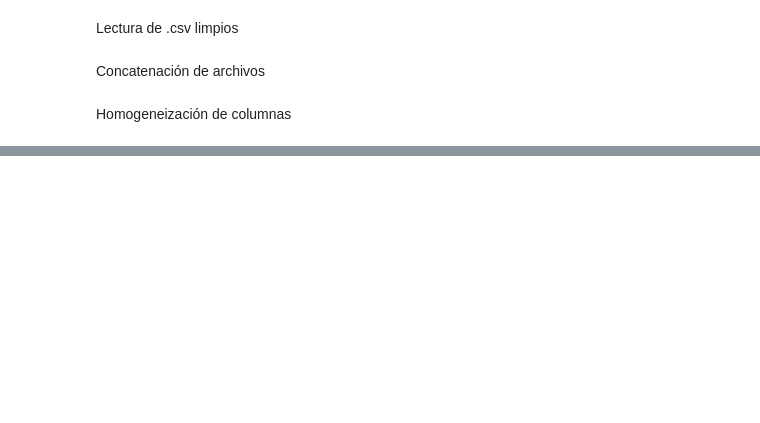
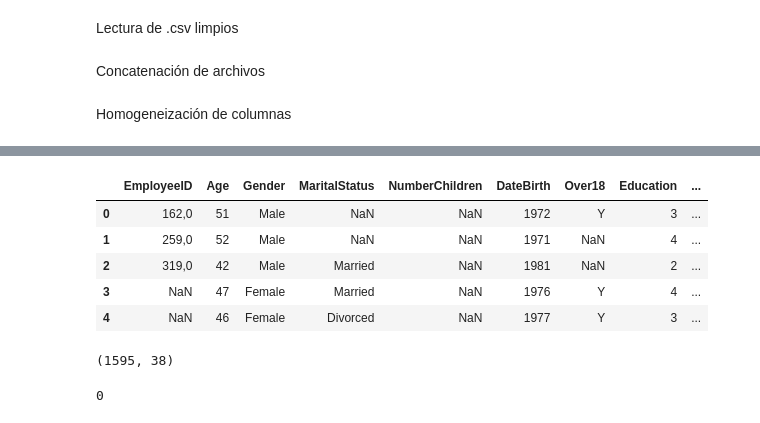
Before and after one commit to raquelmartinrodriguez/proyecto-da-promo-G-modulo-3-team-1, a Jupyter notebook: notebooks/02-transformation/nonull_and_duplicates.ipynb, the cells around one changed output, grey strips where cells are left out. Saved outputs shown, nothing was run; the diff lists cells and outputs as text; code cells hidden in the pictures; blank space fills up the shorter version.

```diff
--- a/notebooks/02-transformation/nonull_and_duplicates.ipynb
+++ b/notebooks/02-transformation/nonull_and_duplicates.ipynb
@@ -36,0 +117,13 @@ df_limpio.rename(columns = nuevas_columnas, inplace = True)
+# %%
+df_limpio.head()
+# %% [output]
+|  | EmployeeID | Age | Gender | MaritalStatus | NumberChildren | DateBirth | Over18 | Education | ... |
+| 0 | 162,0 | 51 | Male | NaN | NaN | 1972 | Y | 3 | ... |
+| 1 | 259,0 | 52 | Male | NaN | NaN | 1971 | NaN | 4 | ... |
+| 2 | 319,0 | 42 | Male | Married | NaN | 1981 | NaN | 2 | ... |
+| 3 | NaN | 47 | Female | Married | NaN | 1976 | Y | 4 | ... |
+| 4 | NaN | 46 | Female | Divorced | NaN | 1977 | Y | 3 | ... |
+# %%
+df_limpio.shape
+# %% [output]
+(1595, 38)
@@ -36,0 +132,4 @@ df_limpio.rename(columns = nuevas_columnas, inplace = True)
+# %%
+df_limpio.duplicated().sum()
+# %% [output]
+0
```
Also changed, not shown: parts of 25 cells of this notebook, 1 other file.
